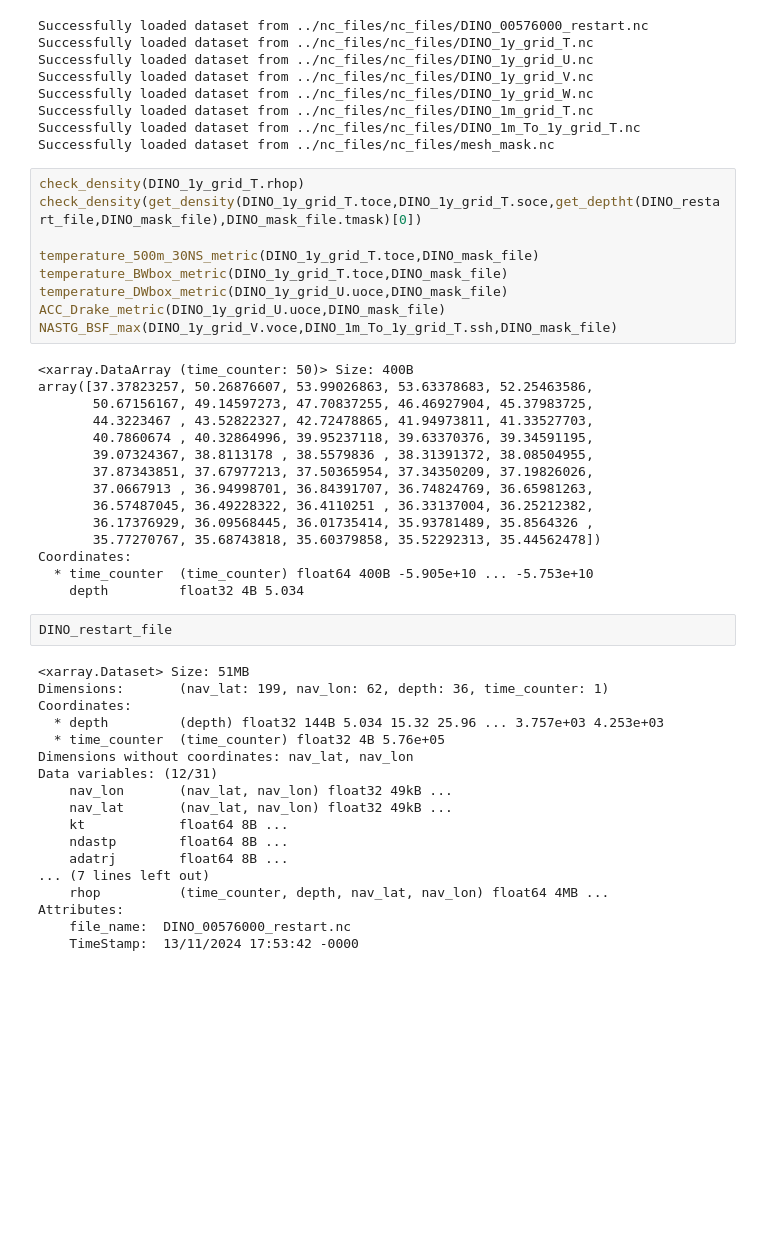
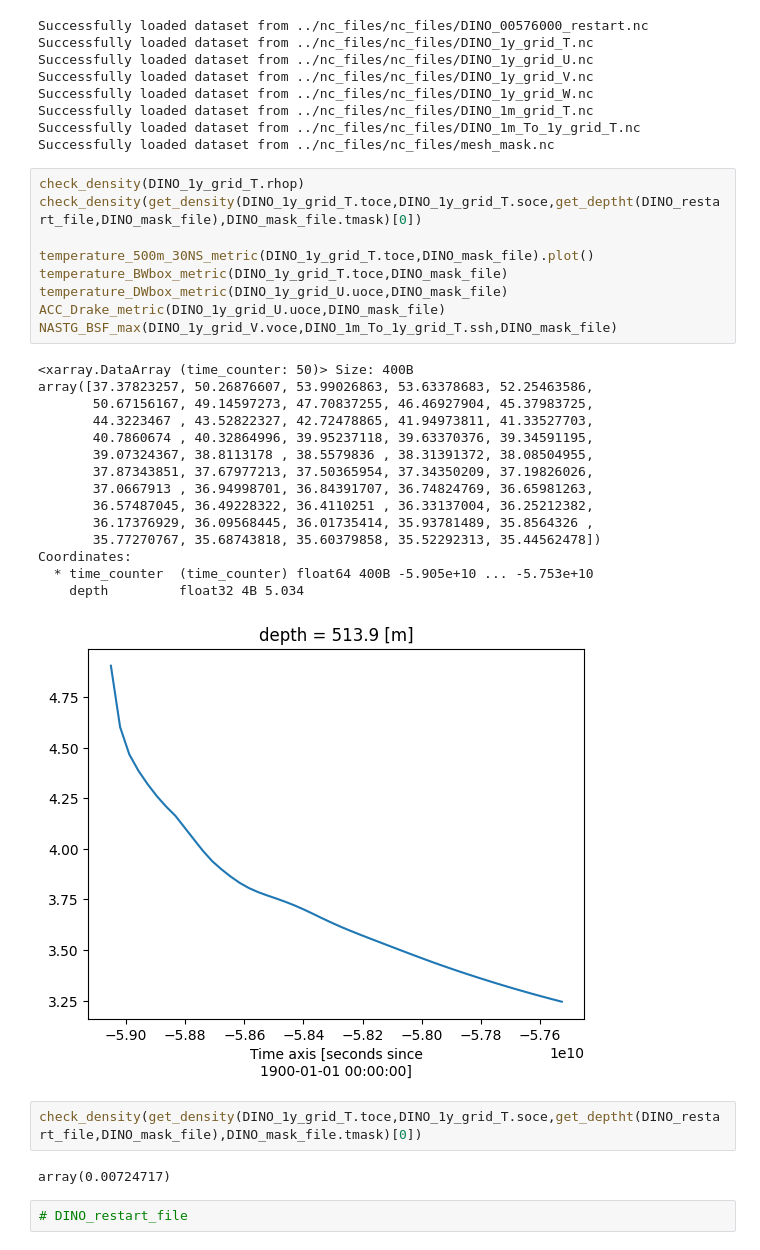
Before and after one commit to m2lines/Spinup-NEMO, a Jupyter notebook: metric_check.ipynb, the cells around one changed output. Cells and saved outputs as stored; diff of their text form; blank space fills up the shorter version.

Commit message:
Updated restart file with predictions and ran metrics functions

```diff
--- a/metric_check.ipynb
+++ b/metric_check.ipynb
@@ -527,44 +473,31 @@ Successfully loaded dataset from ../nc_files/nc_files/mesh_mask.nc
 # %%
 check_density(DINO_1y_grid_T.rhop)
 check_density(get_density(DINO_1y_grid_T.toce,DINO_1y_grid_T.soce,get_deptht(DINO_restart_file,DINO_mask_file),DINO_mask_file.tmask)[0])
 
-temperature_500m_30NS_metric(DINO_1y_grid_T.toce,DINO_mask_file)
+temperature_500m_30NS_metric(DINO_1y_grid_T.toce,DINO_mask_file).plot()
 temperature_BWbox_metric(DINO_1y_grid_T.toce,DINO_mask_file)
 temperature_DWbox_metric(DINO_1y_grid_U.uoce,DINO_mask_file)
 ACC_Drake_metric(DINO_1y_grid_U.uoce,DINO_mask_file)
 NASTG_BSF_max(DINO_1y_grid_V.voce,DINO_1m_To_1y_grid_T.ssh,DINO_mask_file)
 # %% [output]
 <xarray.DataArray (time_counter: 50)> Size: 400B
 array([37.37823257, 50.26876607, 53.99026863, 53.63378683, 52.25463586,
        50.67156167, 49.14597273, 47.70837255, 46.46927904, 45.37983725,
        44.3223467 , 43.52822327, 42.72478865, 41.94973811, 41.33527703,
        40.7860674 , 40.32864996, 39.95237118, 39.63370376, 39.34591195,
        39.07324367, 38.8113178 , 38.5579836 , 38.31391372, 38.08504955,
        37.87343851, 37.67977213, 37.50365954, 37.34350209, 37.19826026,
        37.0667913 , 36.94998701, 36.84391707, 36.74824769, 36.65981263,
        36.57487045, 36.49228322, 36.4110251 , 36.33137004, 36.25212382,
        36.17376929, 36.09568445, 36.01735414, 35.93781489, 35.8564326 ,
        35.77270767, 35.68743818, 35.60379858, 35.52292313, 35.44562478])
 Coordinates:
   * time_counter  (time_counter) float64 400B -5.905e+10 ... -5.753e+10
     depth         float32 4B 5.034
+[figure, added]
-# %%
-DINO_restart_file
-# %% [output]
-<xarray.Dataset> Size: 51MB
-Dimensions:       (nav_lat: 199, nav_lon: 62, depth: 36, time_counter: 1)
-Coordinates:
-  * depth         (depth) float32 144B 5.034 15.32 25.96 ... 3.757e+03 4.253e+03
-  * time_counter  (time_counter) float32 4B 5.76e+05
-Dimensions without coordinates: nav_lat, nav_lon
-Data variables: (12/31)
-    nav_lon       (nav_lat, nav_lon) float32 49kB ...
-    nav_lat       (nav_lat, nav_lon) float32 49kB ...
-    kt            float64 8B ...
-    ndastp        float64 8B ...
-    adatrj        float64 8B ...
-... (7 lines left out)
-    rhop          (time_counter, depth, nav_lat, nav_lon) float64 4MB ...
-Attributes:
-    file_name:  DINO_00576000_restart.nc
-    TimeStamp:  13/11/2024 17:53:42 -0000
+# %%
+check_density(get_density(DINO_1y_grid_T.toce,DINO_1y_grid_T.soce,get_deptht(DINO_restart_file,DINO_mask_file),DINO_mask_file.tmask)[0])
+# %% [output]
+array(0.00724717)
+# %%
+# DINO_restart_file
```
Also changed, not shown: parts of 9 cells of this notebook.
